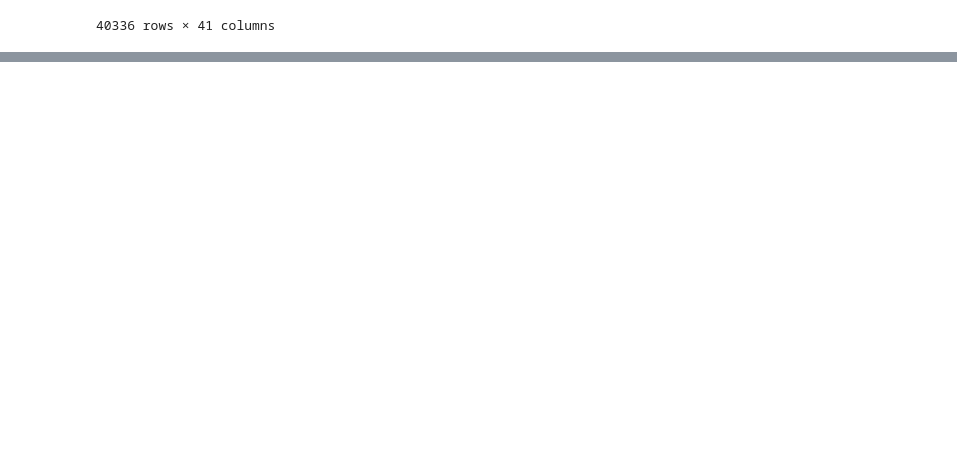
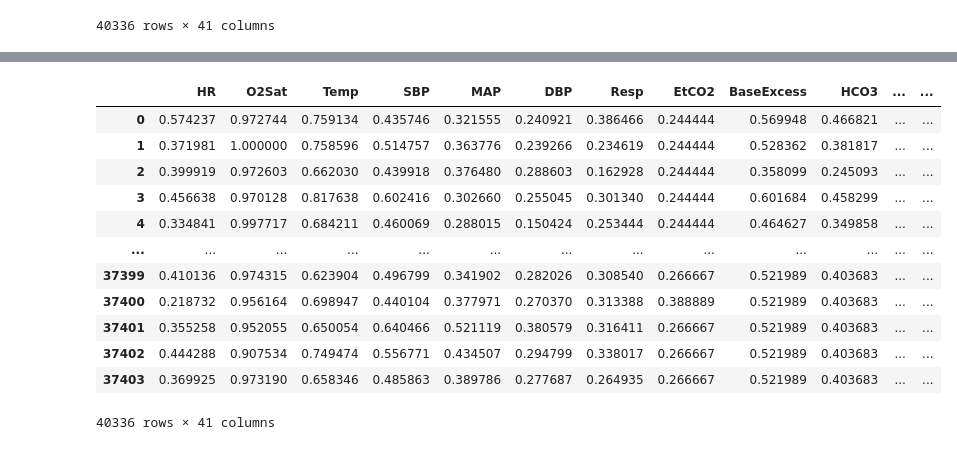
Before and after one commit to infinitusposs/cs5304-project, a Jupyter notebook: Project.ipynb, the cells around one changed output, grey strips where cells are left out. Drawn from its saved outputs; the diff is of its cells as text; code cells hidden in the pictures; blank space fills up the shorter version.

```diff
--- a/Project.ipynb
+++ b/Project.ipynb
@@ -368,0 +284,2 @@ dtype: float64
+# %%
+target_columns = train_mat.columns[:-6]
@@ -368,0 +294,18 @@ dtype: float64
+# %%
+train_mat[target_columns] = MinMaxScaler().fit_transform(train_mat[target_columns])
+# %%
+train_mat
+# %% [output]
+|  | HR | O2Sat | Temp | SBP | MAP | DBP | Resp | EtCO2 | BaseExcess | HCO3 | ... | ... |
+| 0 | 0.574237 | 0.972744 | 0.759134 | 0.435746 | 0.321555 | 0.240921 | 0.386466 | 0.244444 | 0.569948 | 0.466821 | ... | ... |
+| 1 | 0.371981 | 1.000000 | 0.758596 | 0.514757 | 0.363776 | 0.239266 | 0.234619 | 0.244444 | 0.528362 | 0.381817 | ... | ... |
+| 2 | 0.399919 | 0.972603 | 0.662030 | 0.439918 | 0.376480 | 0.288603 | 0.162928 | 0.244444 | 0.358099 | 0.245093 | ... | ... |
+| 3 | 0.456638 | 0.970128 | 0.817638 | 0.602416 | 0.302660 | 0.255045 | 0.301340 | 0.244444 | 0.601684 | 0.458299 | ... | ... |
+| 4 | 0.334841 | 0.997717 | 0.684211 | 0.460069 | 0.288015 | 0.150424 | 0.253444 | 0.244444 | 0.464627 | 0.349858 | ... | ... |
+| ... | ... | ... | ... | ... | ... | ... | ... | ... | ... | ... | ... | ... |
+| 37399 | 0.410136 | 0.974315 | 0.623904 | 0.496799 | 0.341902 | 0.282026 | 0.308540 | 0.266667 | 0.521989 | 0.403683 | ... | ... |
+| 37400 | 0.218732 | 0.956164 | 0.698947 | 0.440104 | 0.377971 | 0.270370 | 0.313388 | 0.388889 | 0.521989 | 0.403683 | ... | ... |
+| 37401 | 0.355258 | 0.952055 | 0.650054 | 0.640466 | 0.521119 | 0.380579 | 0.316411 | 0.266667 | 0.521989 | 0.403683 | ... | ... |
+| 37402 | 0.444288 | 0.907534 | 0.749474 | 0.556771 | 0.434507 | 0.294799 | 0.338017 | 0.266667 | 0.521989 | 0.403683 | ... | ... |
+| 37403 | 0.369925 | 0.973190 | 0.658346 | 0.485863 | 0.389786 | 0.277687 | 0.264935 | 0.266667 | 0.521989 | 0.403683 | ... | ... |
+40336 rows × 41 columns
```
Also changed, not shown: parts of 15 cells of this notebook.
